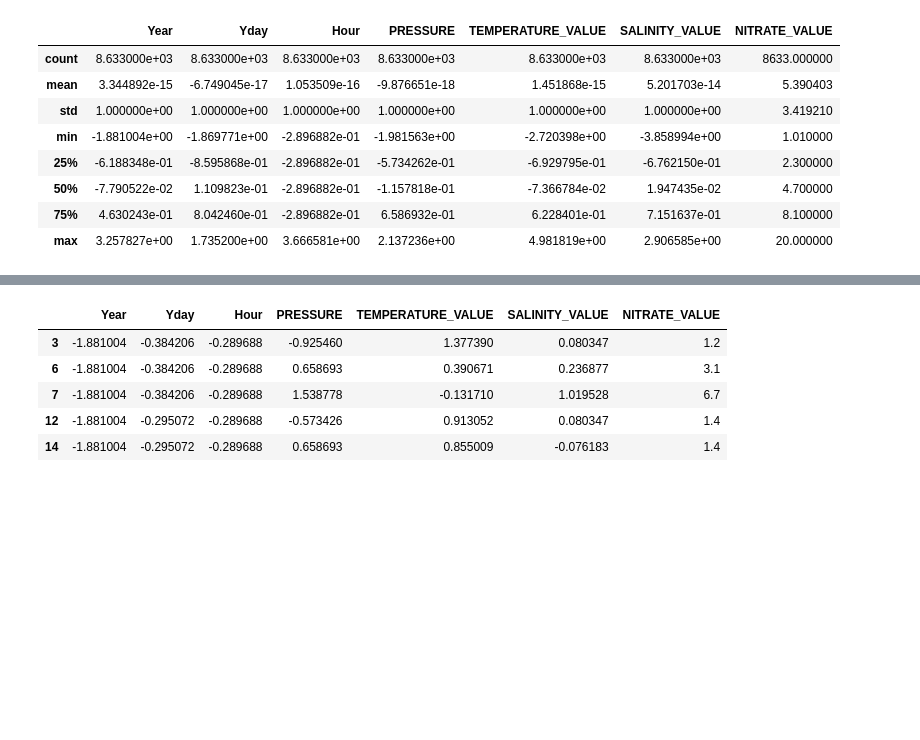
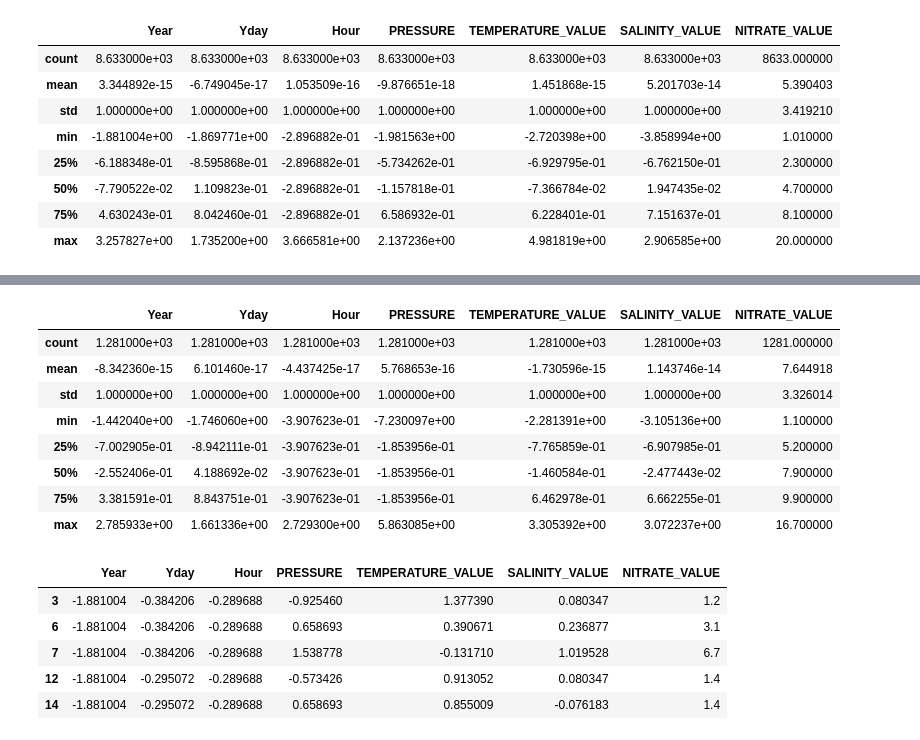
Before and after one commit to SteefanContractor/OceanML, a Jupyter notebook: script/data_preparation.ipynb, the cells around one changed output, grey strips where cells are left out. Saved outputs shown, nothing was run; the diff lists cells and outputs as text; code cells hidden in the pictures; blank space fills up the shorter version.

```diff
--- a/script/data_preparation.ipynb
+++ b/script/data_preparation.ipynb
@@ -302,3 +338,17 @@ nitrate.describe()
+# %%
+nitrate_deep = (nitrate_deep - stats['mean'])/stats['std']
+nitrate_deep.drop(columns=['TEMPERATURE_QC_FLAG','SALINITY_QC_FLAG','NITRATE_QC_FLAG'], inplace=True)
+nitrate_deep.describe()
+# %% [output]
+|  | Year | Yday | Hour | PRESSURE | TEMPERATURE_VALUE | SALINITY_VALUE | NITRATE_VALUE |
+| count | 1.281000e+03 | 1.281000e+03 | 1.281000e+03 | 1.281000e+03 | 1.281000e+03 | 1.281000e+03 | 1281.000000 |
+| mean | -8.342360e-15 | 6.101460e-17 | -4.437425e-17 | 5.768653e-16 | -1.730596e-15 | 1.143746e-14 | 7.644918 |
+| std | 1.000000e+00 | 1.000000e+00 | 1.000000e+00 | 1.000000e+00 | 1.000000e+00 | 1.000000e+00 | 3.326014 |
+| min | -1.442040e+00 | -1.746060e+00 | -3.907623e-01 | -7.230097e+00 | -2.281391e+00 | -3.105136e+00 | 1.100000 |
+| 25% | -7.002905e-01 | -8.942111e-01 | -3.907623e-01 | -1.853956e-01 | -7.765859e-01 | -6.907985e-01 | 5.200000 |
+| 50% | -2.552406e-01 | 4.188692e-02 | -3.907623e-01 | -1.853956e-01 | -1.460584e-01 | -2.477443e-02 | 7.900000 |
+| 75% | 3.381591e-01 | 8.843751e-01 | -3.907623e-01 | -1.853956e-01 | 6.462978e-01 | 6.662255e-01 | 9.900000 |
+| max | 2.785933e+00 | 1.661336e+00 | 2.729300e+00 | 5.863085e+00 | 3.305392e+00 | 3.072237e+00 | 16.700000 |
 # %%
 nitrate.head()
 # %% [output]
```
Also changed, not shown: parts of 6 cells of this notebook.
